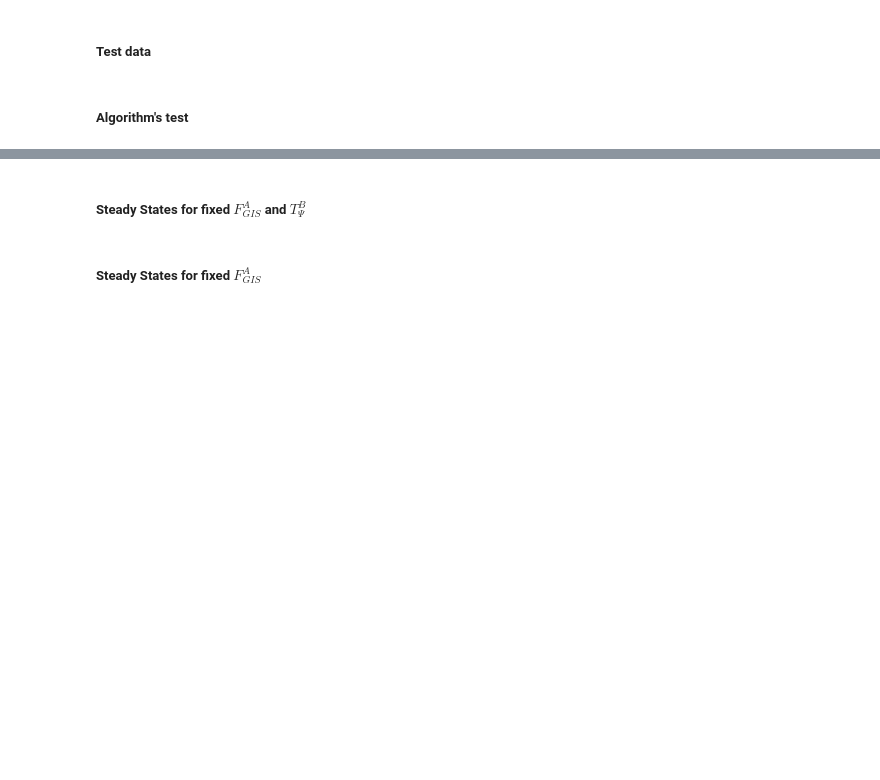
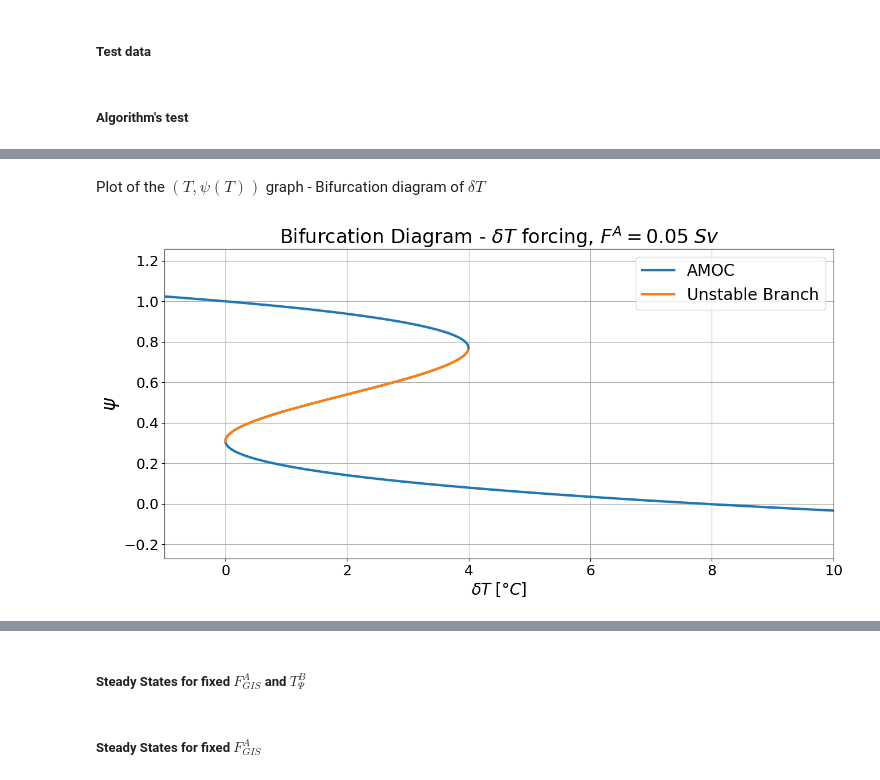
Before and after one commit to AmauryLaridon/LPHYS2299-Master-s-Thesis, a Jupyter notebook: SURFER/SURFER - Tipping Module Calibration/Tipping Module Calibration.ipynb, the cells around one changed output, grey strips where cells are left out. Saved outputs shown, nothing was run; the diff lists cells and outputs as text; code cells hidden in the pictures; blank space fills up the shorter version.

```diff
--- a/SURFER/SURFER - Tipping Module Calibration/Tipping Module Calibration.ipynb
+++ b/SURFER/SURFER - Tipping Module Calibration/Tipping Module Calibration.ipynb
@@ -224,0 +333,19 @@ plt.plot()
+# %% [markdown]
+Plot of the $(T, \psi(T))$ graph - Bifurcation diagram of $\delta T$
+# %%
+fig, ax = plt.subplots(1,1,figsize=(15,7))
+
+plt.plot(T_fct_psi, psi_range, label="AMOC", lw=3)
+plt.plot(T_fct_psi_unstable, unstable_psi, color="tab:orange", label="Unstable Branch", lw=3)
+ax.set_xlabel(r"$\delta T\;[°C]$", fontsize=20)
+ax.set_ylabel(r"$\psi$", fontsize=24)
+ax.set_xbound([-1,10])
+plt.xticks(fontsize=18)
+plt.yticks(fontsize=18)
+plt.title(r"Bifurcation Diagram - $\delta T$ forcing, $F^A = {} \;Sv$".format(F_A), fontsize = 24)
+plt.legend(fontsize=20)
+plt.grid()
+
+plt.show()
+# %% [output]
+[figure, added]
```
Also changed, not shown: parts of 24 cells of this notebook.
